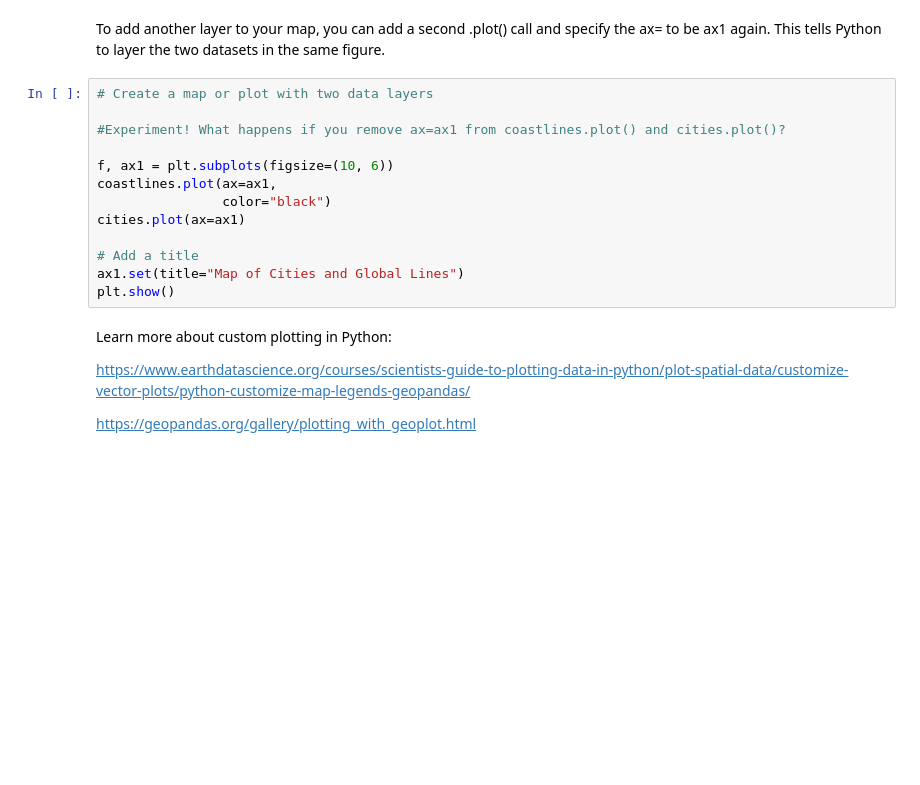
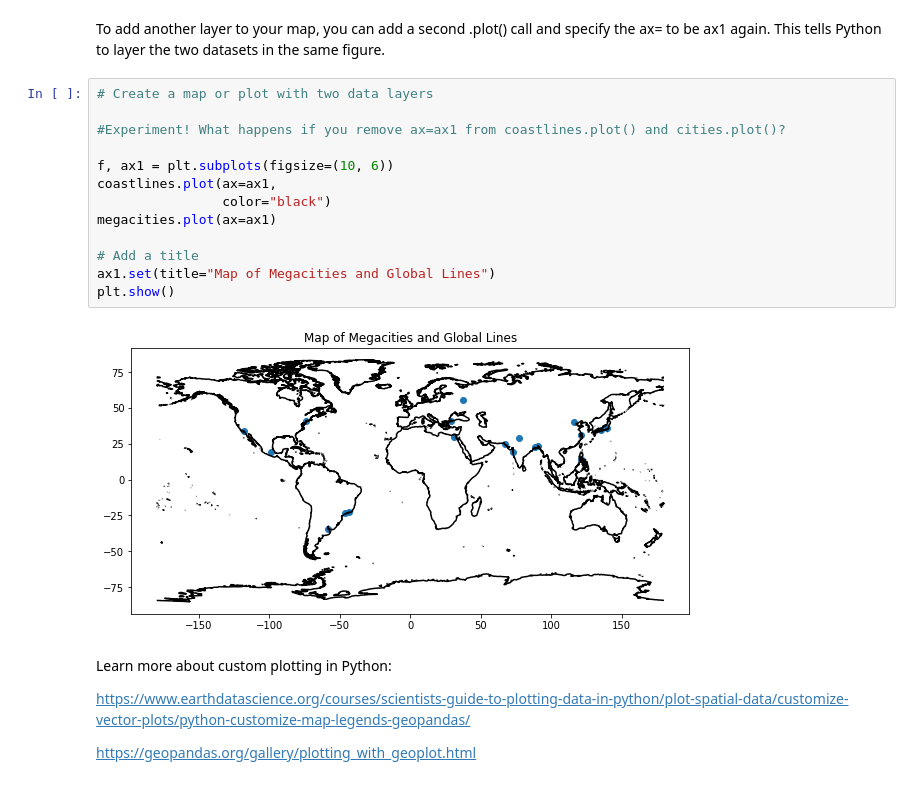
Before and after one commit to hsgarciad/EnvDatSci22, a Jupyter notebook: CodeSprints/VectorData101.ipynb, the cells around one changed output. Saved outputs shown, nothing was run; the diff lists cells and outputs as text; blank space fills up the shorter version.

```diff
--- a/CodeSprints/VectorData101.ipynb
+++ b/CodeSprints/VectorData101.ipynb
@@ -228,16 +370,18 @@ To add another layer to your map, you can add a second .plot() call and specify
 # %%
 # Create a map or plot with two data layers
 
 #Experiment! What happens if you remove ax=ax1 from coastlines.plot() and cities.plot()?
 
 f, ax1 = plt.subplots(figsize=(10, 6))
 coastlines.plot(ax=ax1,
                 color="black")
-cities.plot(ax=ax1)
+megacities.plot(ax=ax1)
 
 # Add a title
-ax1.set(title="Map of Cities and Global Lines")
+ax1.set(title="Map of Megacities and Global Lines")
 plt.show()
+# %% [output]
+[figure, added]
 # %% [markdown]
 Learn more about custom plotting in Python:
 
```
Also changed, not shown: parts of 14 cells of this notebook.
